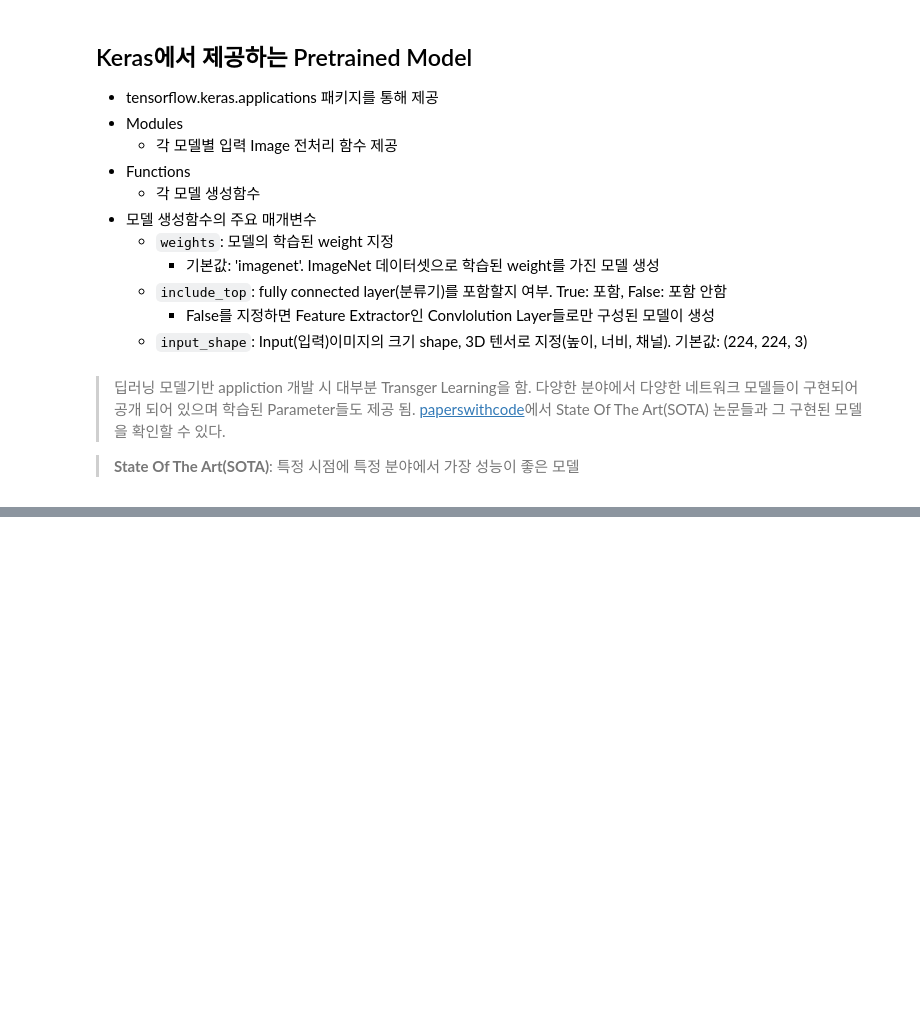
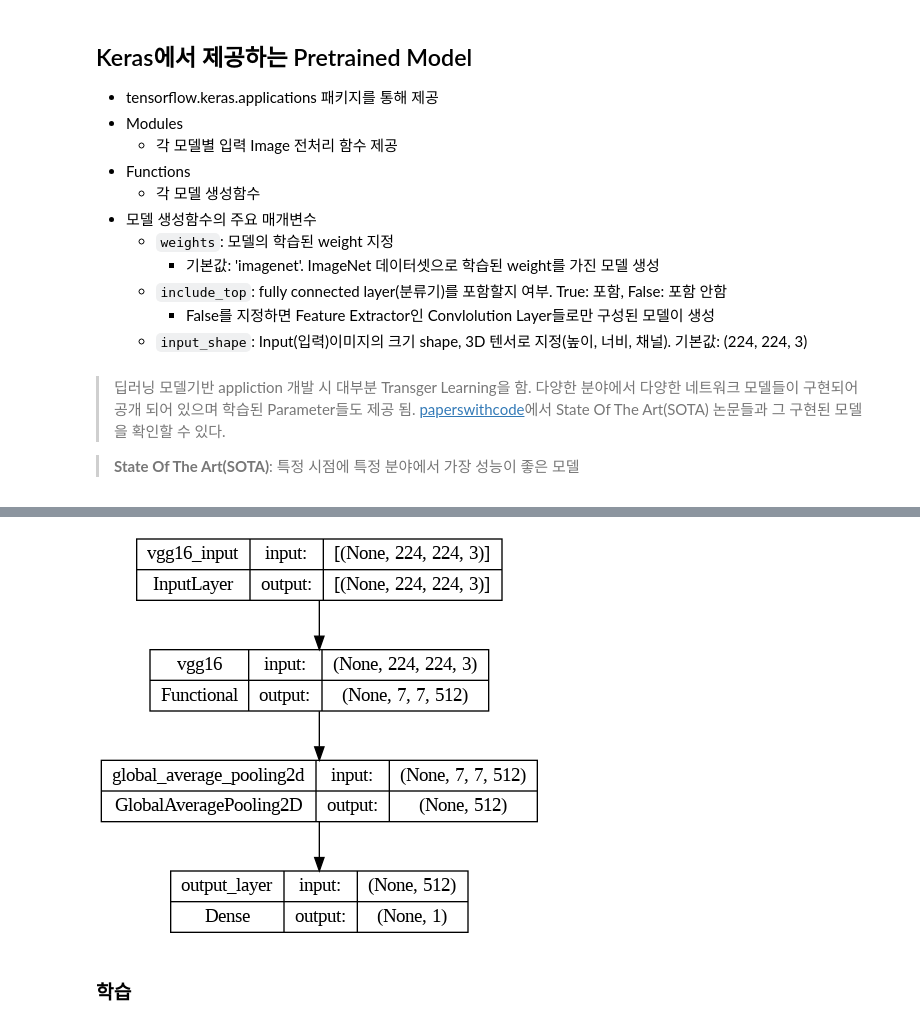
Before and after one commit to 1ee1hee/Deep_Learning, a Jupyter notebook: GAP_Tranfer_Learning.ipynb, the cells around one changed output, grey strips where cells are left out. Cells and saved outputs as stored; diff of their text form; code cells hidden in the pictures; blank space fills up the shorter version.

```diff
--- a/GAP_Tranfer_Learning.ipynb
+++ b/GAP_Tranfer_Learning.ipynb
@@ -36,0 +275,6 @@
+# %%
+LEARNING_RATE = 0.001
+N_EPOCH = 100
+N_BATCH = 100
+
+IMAGE_SIZE = 224
@@ -36,0 +403,21 @@
+# %%
+def get_model_1(backbone):
+    """
+    매개변수로 Feature Extractor(Backbone) 모델을 받아서 개/고양이를 분류하는 모델을 생성
+    [parameter]
+        backbone: Model - Pretrained backbone 네트워크 모델
+    [return]
+        model 객체 - 추론기를 추가한 모델
+    """
+    model = keras.Sequential()
+    backbone.trainable = False
+
+    model.add(backbone)
+    model.add(layers.GlobalAveragePooling2D())
+    model.add(layers.Dense(units=1, activation='sigmoid', name='output_layer'))
+
+    model.compile(optimizer = optimizers.Adam(LEARNING_RATE), loss='binary_crossentropy', metrics=['accuracy'])
+
+    return model
+# %%
+model_1 = get_model_1(applications.VGG16(include_top = False, input_shape=(IMAGE_SIZE, IMAGE_SIZE, 3)))
@@ -36,0 +446,6 @@
+# %%
+keras.utils.plot_model(model_1, show_shapes = True)
+# %% [output]
+[figure, added]
+# %% [markdown]
+### 학습
```
Also changed, not shown: parts of 91 cells of this notebook.
